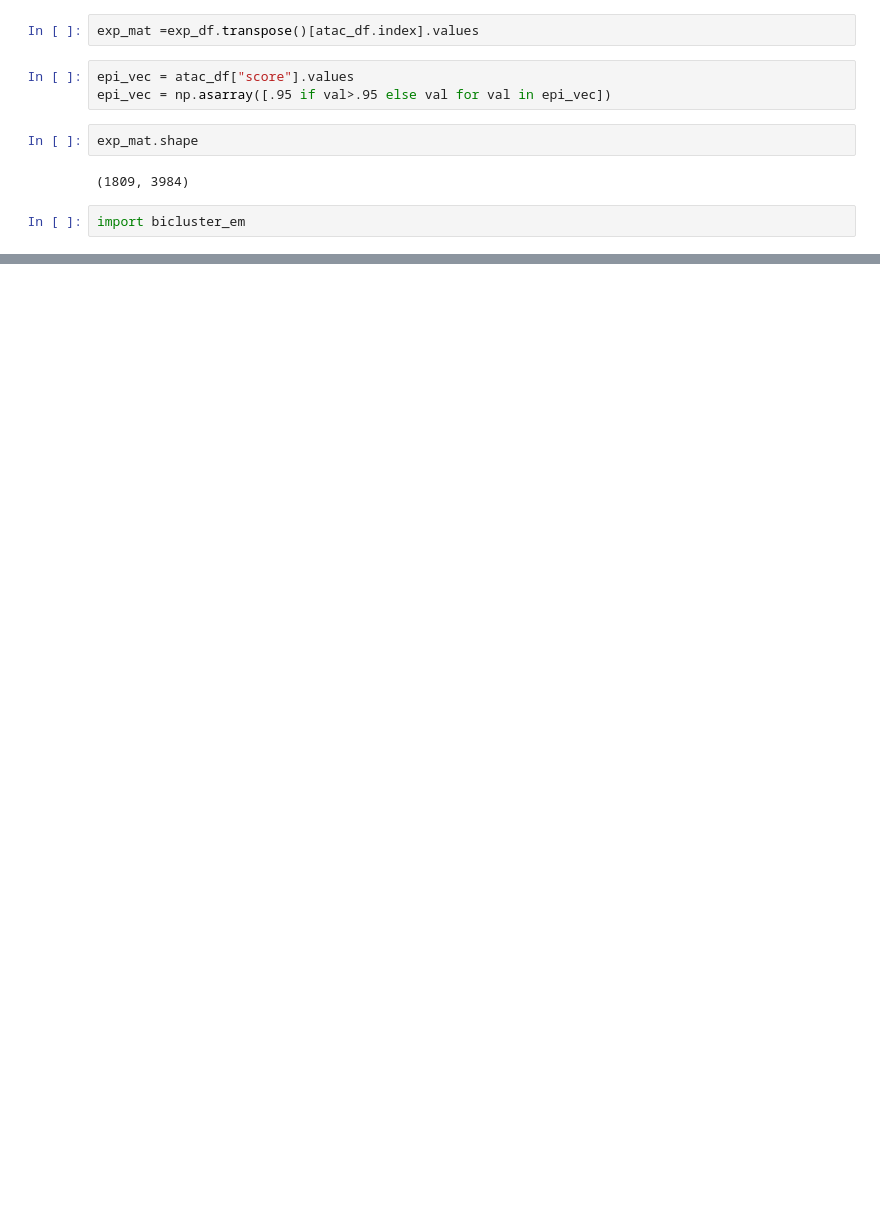
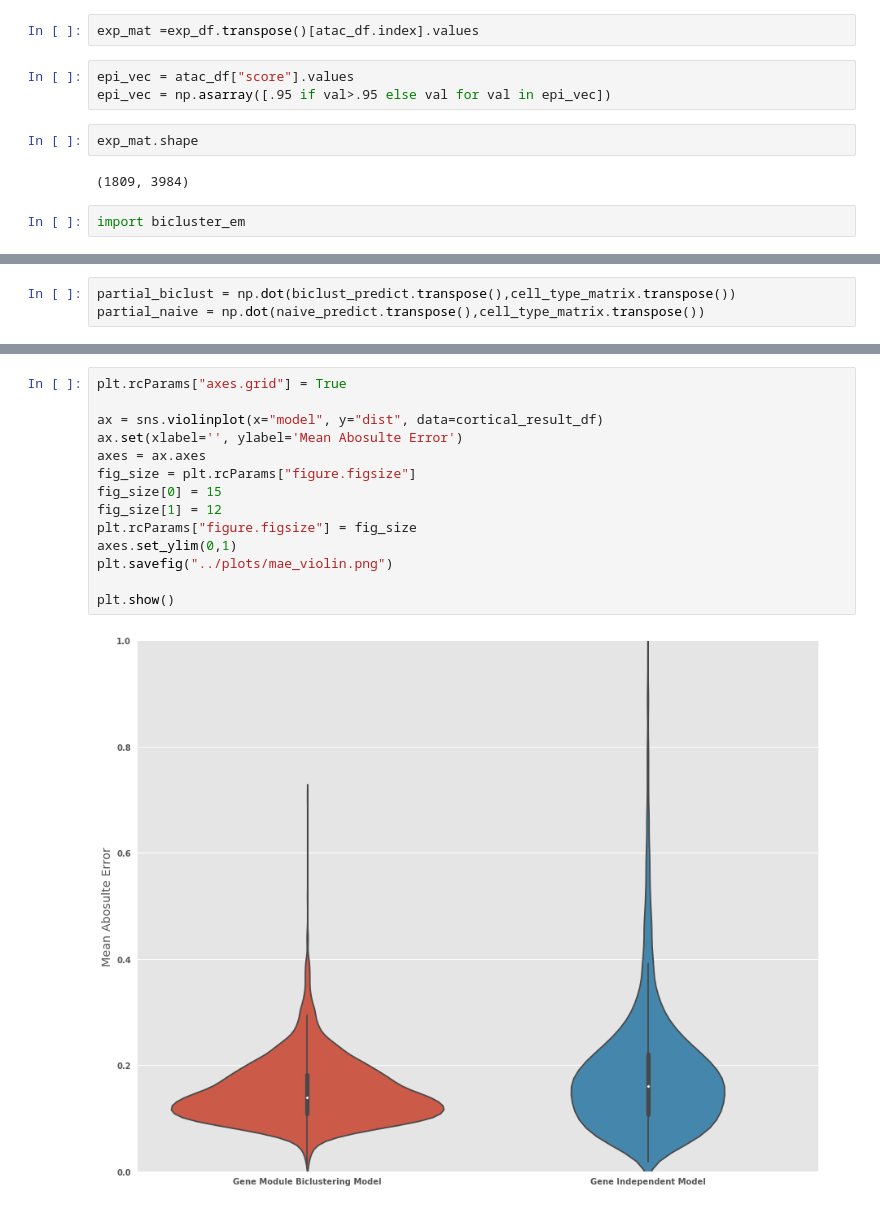
Before and after one commit to mkleyman/srpd, a Jupyter notebook: analysis/atac_seq_df.ipynb, the cells around one changed output, grey strips where cells are left out. Drawn from its saved outputs; the diff is of its cells as text; blank space fills up the shorter version.

```diff
--- a/analysis/atac_seq_df.ipynb
+++ b/analysis/atac_seq_df.ipynb
@@ -61,0 +135,3 @@ KeyboardInterrupt:
+# %%
+partial_biclust = np.dot(biclust_predict.transpose(),cell_type_matrix.transpose())
+partial_naive = np.dot(naive_predict.transpose(),cell_type_matrix.transpose())
@@ -61,0 +199,16 @@ KeyboardInterrupt:
+# %%
+plt.rcParams["axes.grid"] = True
+
+ax = sns.violinplot(x="model", y="dist", data=cortical_result_df)
+ax.set(xlabel='', ylabel='Mean Abosulte Error')
+axes = ax.axes
+fig_size = plt.rcParams["figure.figsize"]
+fig_size[0] = 15
+fig_size[1] = 12
+plt.rcParams["figure.figsize"] = fig_size
+axes.set_ylim(0,1)
+plt.savefig("../plots/mae_violin.png")
+
+plt.show()
+# %% [output]
+[figure, added]
```
Also changed, not shown: parts of 81 cells of this notebook.
